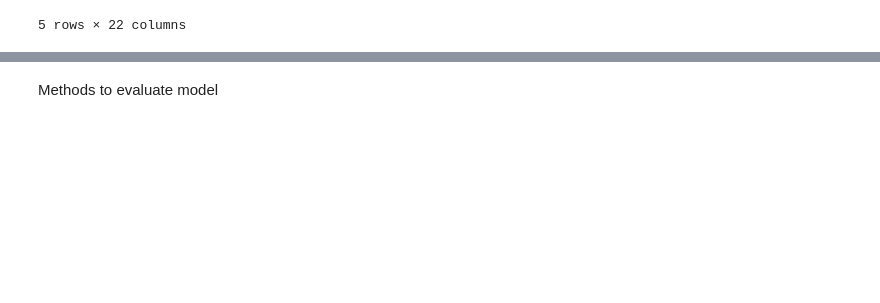
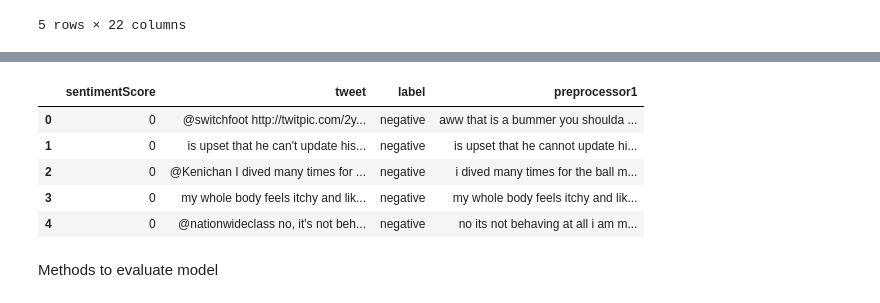
Before and after one commit to ORJackson/Sentiment-Analysis_UK-Anti-Asian-Sentiment-Covid-19, a Jupyter notebook: sentimentAnalysisSVM.LinearSVC.ipynb, the cells around one changed output, grey strips where cells are left out. Drawn from its saved outputs; the diff is of its cells as text; code cells hidden in the pictures; blank space fills up the shorter version.

```diff
--- a/sentimentAnalysisSVM.LinearSVC.ipynb
+++ b/sentimentAnalysisSVM.LinearSVC.ipynb
@@ -77,9 +80,9 @@ emojis = {':)': 'smile', ':-)': 'smile', ';d': 'wink', ':-E': 'vampire', ':(': '
            '💆': 'person getting massage', '💇': 'person getting haircut', '🚶': 'person walking', '🧍': 'person standing', '🧎': 'person kneeling', '🏃': 'person running', '💃': 'woman dancing', '🕺': 'man dancing', '👯': 'people with bunny ears',
            '🧖': 'person in steamy room', '🧘': 'person in lotus position', '👭': 'women holding hands', '👫': 'woman and man holding hands', '👬': 'men holding hands', '💏': 'kiss', '💑': 'couple with heart', '👪': 'family', '👤': 'bust in silhouette',
            '👥': 'busts in silhouette', '🫂': 'people hugging', '👣': 'footprints', '🧳': 'luggage', '🌂': 'closed umbrella', '🎃': 'jack-o-lantern', '🧵': 'thread', '🧶': 'yarn', '👓': 'glasses', '🥽': 'goggles', '🥼': 'lab coat', '🦺': 'safety vest',
-           '👔': 'necktie', '👕': 't-shirt', '👖': 'jeans', '🧣': 'scarf', '🧤': 'gloves', '🧥': 'coat', '🧦': 'socks', '👗': 'dress', '👘': 'kimono', '🥻': 'sari', '🩱': 'one-piece swimsuit', '🩲': 'briefs', '🩳': 'shorts', '👙': 'bikini', '👚': 'woman’s clothes',
-           '👛': 'purse', '👜': 'handbag', '👝': 'clutch bag', '🎒': 'backpack', '🩴': 'thong sandal', '👞': 'man’s shoe', '👟': 'running shoe', '🥾': 'hiking boot', '🥿': 'flat shoe', '👠': 'high-heeled shoe', '👡': 'woman’s sandal', '🩰': 'ballet shoes',
-            '👢': 'woman’s boot', '👑': 'crown', '👒': 'woman’s hat', '🎩': 'top hat', '🎓': 'graduation cap', '🧢': 'billed cap', '🪖': 'military helmet', '💄': 'lipstick', '💍': 'ring', '💼': 'briefcase', '🩸': 'drop of blood'}
+           '👔': 'necktie', '👕': 't-shirt', '👖': 'jeans', '🧣': 'scarf', '🧤': 'gloves', '🧥': 'coat', '🧦': 'socks', '👗': 'dress', '👘': 'kimono', '🥻': 'sari', '🩱': 'one-piece swimsuit', '🩲': 'briefs', '🩳': 'shorts', '👙': 'bikini', '👚': "woman's clothes",
+           '👛': 'purse', '👜': 'handbag', '👝': 'clutch bag', '🎒': 'backpack', '🩴': 'thong sandal', '👞': "man's shoe", '👟': 'running shoe', '🥾': 'hiking boot', '🥿': 'flat shoe', '👠': 'high-heeled shoe', '👡': "woman's sandal", '🩰': 'ballet shoes',
+            '👢': "woman's boot", '👑': 'crown', '👒': "woman's hat", '🎩': 'top hat', '🎓': 'graduation cap', '🧢': 'billed cap', '🪖': 'military helmet', '💄': 'lipstick', '💍': 'ring', '💼': 'briefcase', '🩸': 'drop of blood'}
 
 
 htmlSymbols = {"&amp;": "and", "&quot;": '"', "&apos;": "'", "&cent;": "cent", "&pound;": "pound", "&yen;": "yen", "&euro;": "euro",
@@ -175,7 +178,7 @@ def removeNonAlphaChars(tweet):
 
 
 #This is the preprocessor informed by experimenting with various techniques. Only those techniques that improve or match performance have been included
-def preprocessorA(tweet):
+def preprocessor1(tweet):
     preprocessedTweet = initialPreprocessTweet(tweet)
     preprocessedTweet = replaceEmojis(preprocessedTweet)
     preprocessedTweet = removeNonAlphaChars(preprocessedTweet)
@@ -183,3 +186,20 @@ def preprocessorA(tweet):
     preprocessedTweet = expandContractions(preprocessedTweet)
     preprocessedTweet = translateAbbreviations(preprocessedTweet)
     return preprocessedTweet
+# %%
+sentiment140DfPreprocessor1 = pd.read_csv("sentiment140.training.1600000.processed.noemoticon.csv", encoding='latin-1', header=None, usecols=[0,5], names=["sentimentScore", "tweet"])
+# print("dataframe shape: " + str(sentiment140Df.shape) )
+
+#  Sentiment column (0 = negative, 4 = positive)
+print(sentiment140DfPreprocessor1.columns.values)
+# replace 4 with 1 (0 = negative, 1 = positive)
+sentiment140DfPreprocessor1['sentimentScore'] = sentiment140DfPreprocessor1['sentimentScore'].replace(4,1)
+def labelTrainingSentiment(score):
+    if score == 0:
+        return 'negative'
+    if score == 1:
+        return 'positive'
+
+
+sentiment140DfPreprocessor1['label'] = sentiment140DfPreprocessor1['sentimentScore'].apply(lambda x: labelTrainingSentiment(x))
+sentiment140DfPreprocessor1.head(5)
@@ -185,0 +214,11 @@ def preprocessorA(tweet):
+# %%
+sentiment140DfPreprocessor1['preprocessor1'] = sentiment140DfPreprocessor1['tweet'].apply(lambda x: preprocessor1(x))
+# %%
+sentiment140DfPreprocessor1.head()
+# %% [output]
+|  | sentimentScore | tweet | label | preprocessor1 |
+| 0 | 0 | @switchfoot http://twitpic.com/2y... | negative | aww that is a bummer you shoulda ... |
+| 1 | 0 | is upset that he can't update his... | negative | is upset that he cannot update hi... |
+| 2 | 0 | @Kenichan I dived many times for ... | negative | i dived many times for the ball m... |
+| 3 | 0 | my whole body feels itchy and lik... | negative | my whole body feels itchy and lik... |
+| 4 | 0 | @nationwideclass no, it's not beh... | negative | no its not behaving at all i am m... |
```
Also changed, not shown: parts of 21 cells of this notebook, 2 other files.
